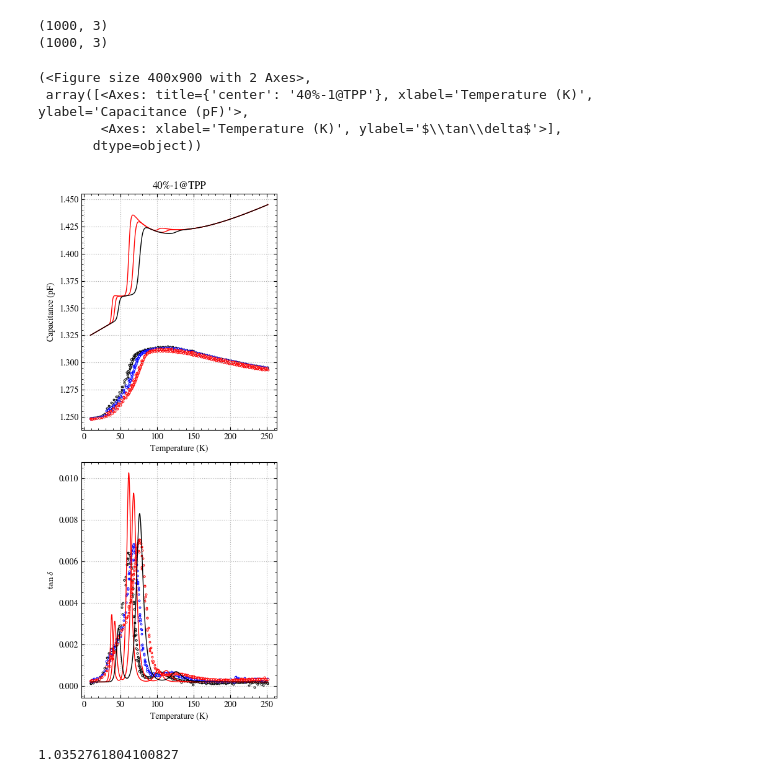
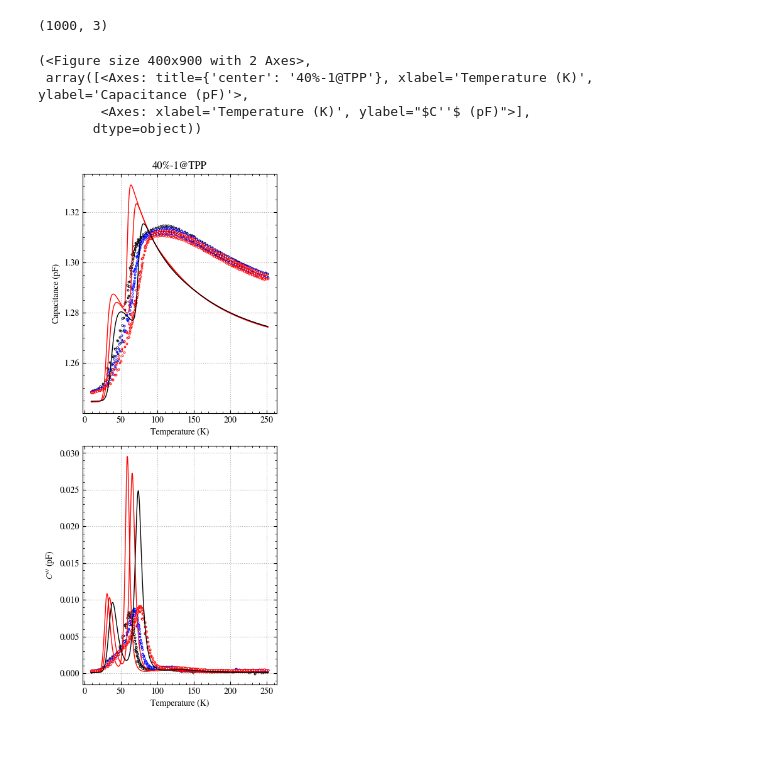
Before and after one commit to ttortorici/fitting, a Jupyter notebook: test_debye33.ipynb, the cells around one changed output. Saved outputs shown, nothing was run; the diff lists cells and outputs as text; code cells hidden in the pictures; blank space fills up the shorter version.

```diff
--- a/test_debye33.ipynb
+++ b/test_debye33.ipynb
@@ -36,26 +38,27 @@ Loaded data with shape: (358, 18).
-# %%
-fit = Debye33(data, "40%-1@TPP")
-fit.bare0 = 1.19
-fit.emat0 = 2
-fit.set_population(1, 1)
-fit.set_population(2, 5)
-fit.set_population(3, 0.5)
-fit.activation_energy1 = 900
-fit.activation_energy2 = 1450
-fit.activation_energy3 = 2400
-fit.td0 = 2e-4
-fit.show_fit()
-# %% [output]
-(1000, 3)
-(1000, 3)
-(<Figure size 400x900 with 2 Axes>,
- array([<Axes: title={'center': '40%-1@TPP'}, xlabel='Temperature (K)', ylabel='Capacitance (pF)'>,
-        <Axes: xlabel='Temperature (K)', ylabel='$\\tan\\delta$'>],
-       dtype=object))
-[figure, removed]
-# %%
-a = 2
-d = 4
-print((-np.sqrt(2) * a + np.sqrt(2*a*a-4*(a*a-d*d/2))) / 2)
-# %% [output]
-1.0352761804100827
+# %%
+fit = ColeCole(data, "40%-1@TPP")
+peaks = 3
+fit.ln_attempt_time   = np.ones((peaks, 1, 1), dtype=np.float64) * -29
+fit.activation_energy = np.array([700, 1326.4, 2426.14]).reshape((peaks, 1, 1))
+fit.coupling_energy   = np.ones((peaks, 1, 1), dtype=np.float64) * 20
+fit.cole_term         = np.zeros((peaks, 1, 1), dtype=np.float64)
+fit.cole_term[0,0,0]  = .5
+fit.cole_term[2,0,0]  = .5
+fit.population        = np.array([10, 17, 1,]).reshape((peaks, 1, 1))
+fit.bare0 = np.array([1.1897, 1.1899, 1.19])
+fit.bare1 = 1.93e-5
+fit.bare2 = 2.496e-8
+fit.td0 = 1e-4
+fit.td1 = 0
+fit.td2 = 0
+fit.emat0 = 1.235
+fit.emat1 = 1e-5
+weights = 1e-3
+fit.show_fit()
+# %% [output]
+(1000, 3)
+(<Figure size 400x900 with 2 Axes>,
+ array([<Axes: title={'center': '40%-1@TPP'}, xlabel='Temperature (K)', ylabel='Capacitance (pF)'>,
+        <Axes: xlabel='Temperature (K)', ylabel="$C''$ (pF)">],
+       dtype=object))
+[figure, added]
```
Also changed, not shown: parts of 12 cells of this notebook, 9 other files.
